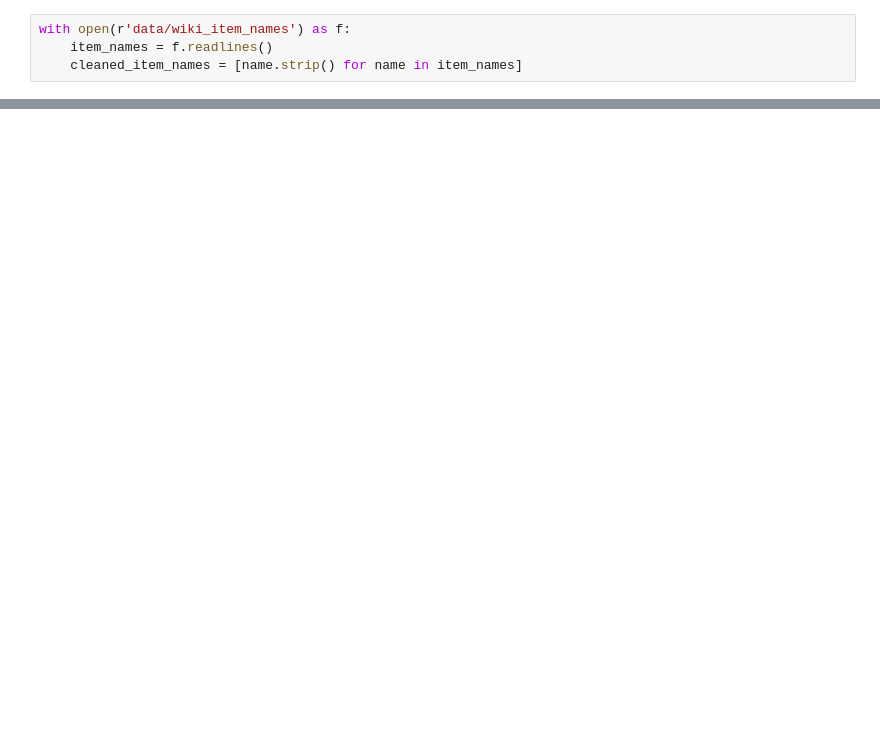
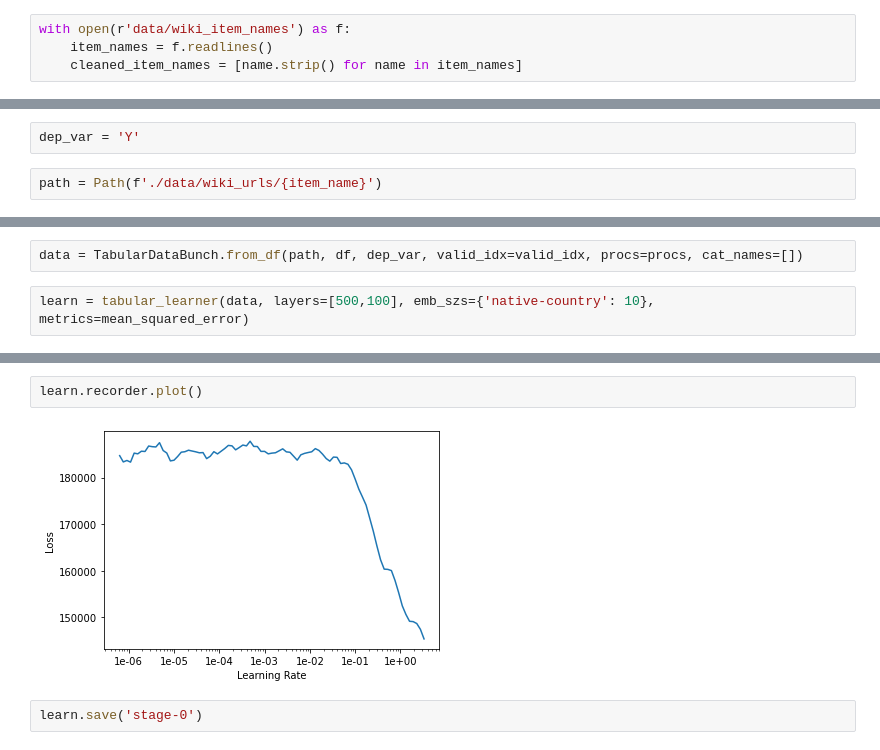
Before and after one commit to ebbitten/OSBuddy, a Jupyter notebook: osrs_wiki.ipynb, the cells around one changed output, grey strips where cells are left out. Saved outputs shown, nothing was run; the diff lists cells and outputs as text; blank space fills up the shorter version.

```diff
--- a/osrs_wiki.ipynb
+++ b/osrs_wiki.ipynb
@@ -214,0 +149,4 @@ datetime.date(2020, 4, 15)
+# %%
+dep_var = 'Y'
+# %%
+path = Path(f'./data/wiki_urls/{item_name}')
@@ -214,0 +162,4 @@ datetime.date(2020, 4, 15)
+# %%
+data = TabularDataBunch.from_df(path, df, dep_var, valid_idx=valid_idx, procs=procs, cat_names=[])
+# %%
+learn = tabular_learner(data, layers=[500,100], emb_szs={'native-country': 10}, metrics=mean_squared_error)
@@ -214,0 +186,6 @@ datetime.date(2020, 4, 15)
+# %%
+learn.recorder.plot()
+# %% [output]
+[figure, added]
+# %%
+learn.save('stage-0')
```
Also changed, not shown: parts of 95 cells of this notebook, 10 other files.
